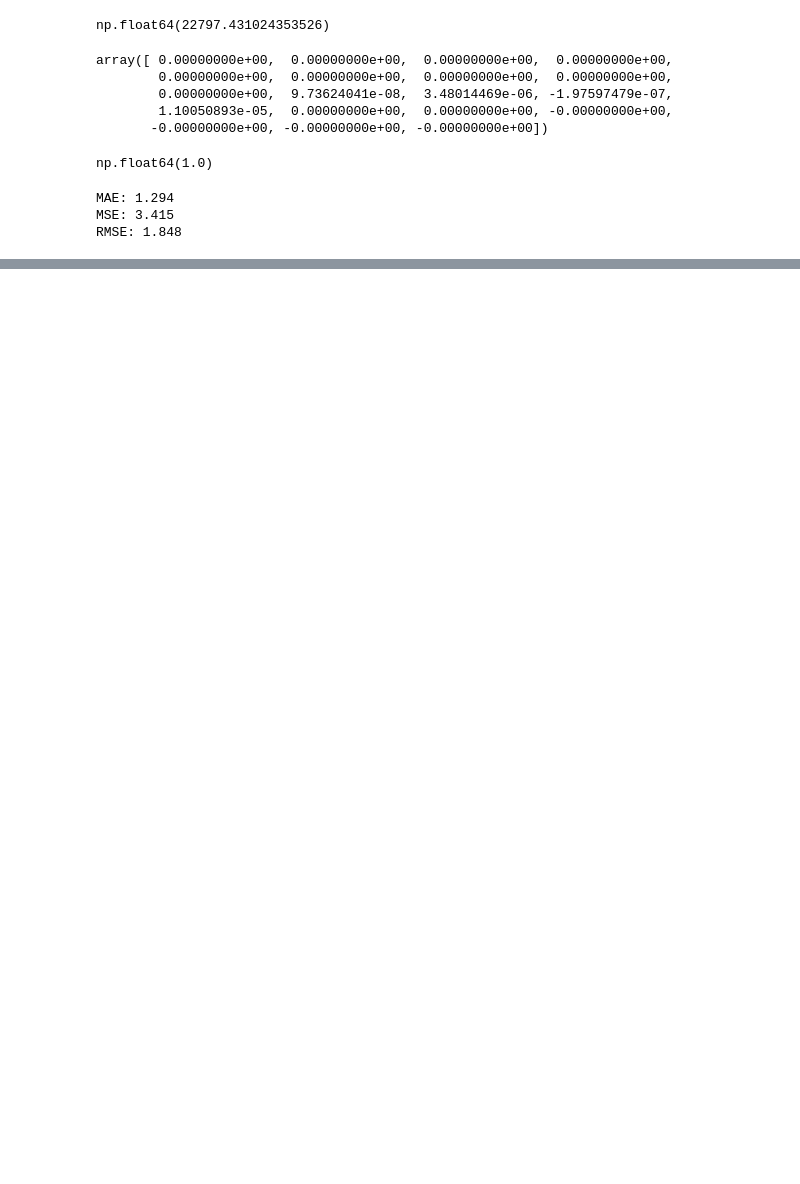
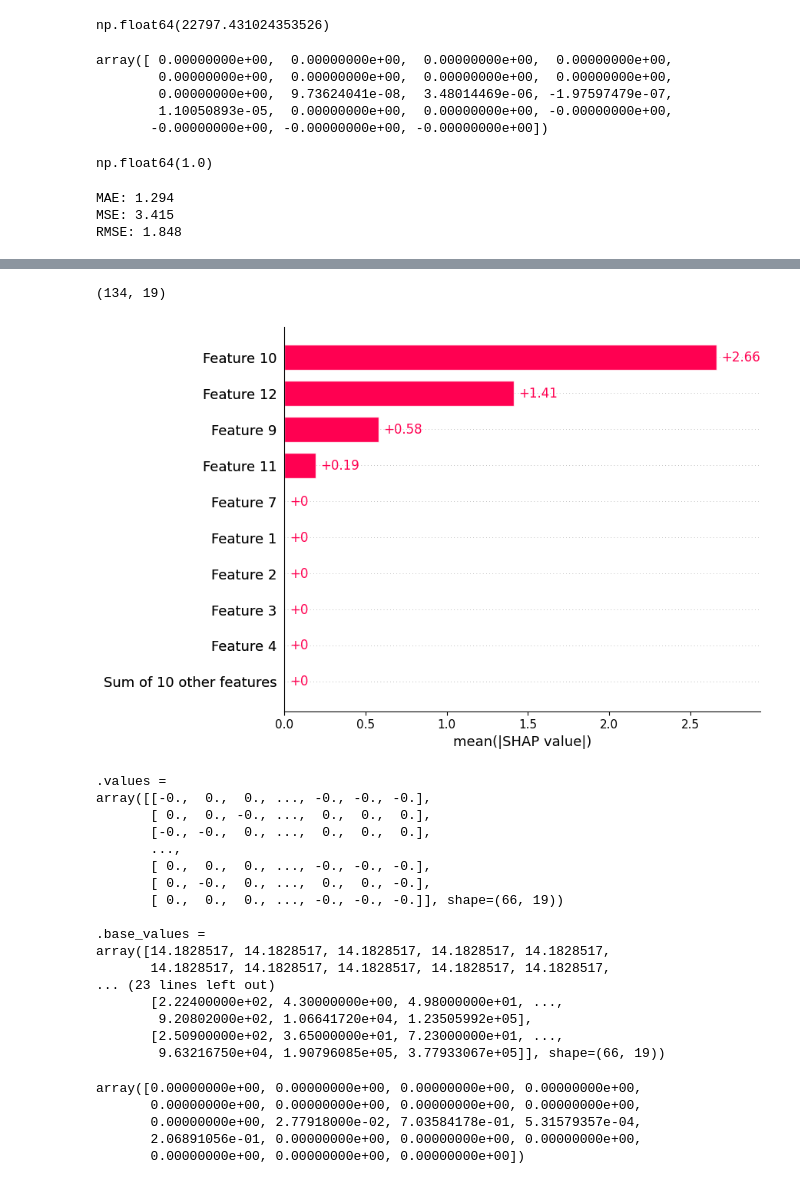
Before and after one commit to buxazich/Full_ML_Course, a Jupyter notebook: 08-Linear-Regression-Models/13-Regularization-Ridge-Lasso.ipynb, the cells around one changed output, grey strips where cells are left out. Cells and saved outputs as stored; diff of their text form; code cells hidden in the pictures; blank space fills up the shorter version.

```diff
--- a/08-Linear-Regression-Models/13-Regularization-Ridge-Lasso.ipynb
+++ b/08-Linear-Regression-Models/13-Regularization-Ridge-Lasso.ipynb
@@ -187,0 +209,56 @@ RMSE: 1.848
+# %%
+X_train.shape
+# %% [output]
+(134, 19)
+# %%
+import shap
+
+explainer = shap.Explainer(elastic_model, X_train)
+shap_values = explainer(X_test)
+
+# глобальная важность
+shap.plots.bar(shap_values)
+# распределение вкладов
+shap.plots.beeswarm(shap_values)
+# локальное объяснение
+shap.plots.waterfall(shap_values[0])
+
+print(shap_values)
+# %% [output]
+[figure, added]
+.values =
+array([[-0.,  0.,  0., ..., -0., -0., -0.],
+       [ 0.,  0., -0., ...,  0.,  0.,  0.],
+       [-0., -0.,  0., ...,  0.,  0.,  0.],
+       ...,
+       [ 0.,  0.,  0., ..., -0., -0., -0.],
+       [ 0., -0.,  0., ...,  0.,  0., -0.],
+       [ 0.,  0.,  0., ..., -0., -0., -0.]], shape=(66, 19))
+
+.base_values =
+array([14.1828517, 14.1828517, 14.1828517, 14.1828517, 14.1828517,
+       14.1828517, 14.1828517, 14.1828517, 14.1828517, 14.1828517,
+... (23 lines left out)
+       [2.22400000e+02, 4.30000000e+00, 4.98000000e+01, ...,
+        9.20802000e+02, 1.06641720e+04, 1.23505992e+05],
+       [2.50900000e+02, 3.65000000e+01, 7.23000000e+01, ...,
+        9.63216750e+04, 1.90796085e+05, 3.77933067e+05]], shape=(66, 19))
+# %%
+from sklearn.inspection import permutation_importance
+
+result = permutation_importance(
+    elastic_model,
+    X_test,
+    y_test,
+    scoring='r2',
+    n_repeats=20,
+    random_state=42
+)
+impotances = result.importances_mean
+impotances
+# %% [output]
+array([0.00000000e+00, 0.00000000e+00, 0.00000000e+00, 0.00000000e+00,
+       0.00000000e+00, 0.00000000e+00, 0.00000000e+00, 0.00000000e+00,
+       0.00000000e+00, 2.77918000e-02, 7.03584178e-01, 5.31579357e-04,
+       2.06891056e-01, 0.00000000e+00, 0.00000000e+00, 0.00000000e+00,
+       0.00000000e+00, 0.00000000e+00, 0.00000000e+00])
```
Also changed, not shown: parts of 5 cells of this notebook, 17 other files.
